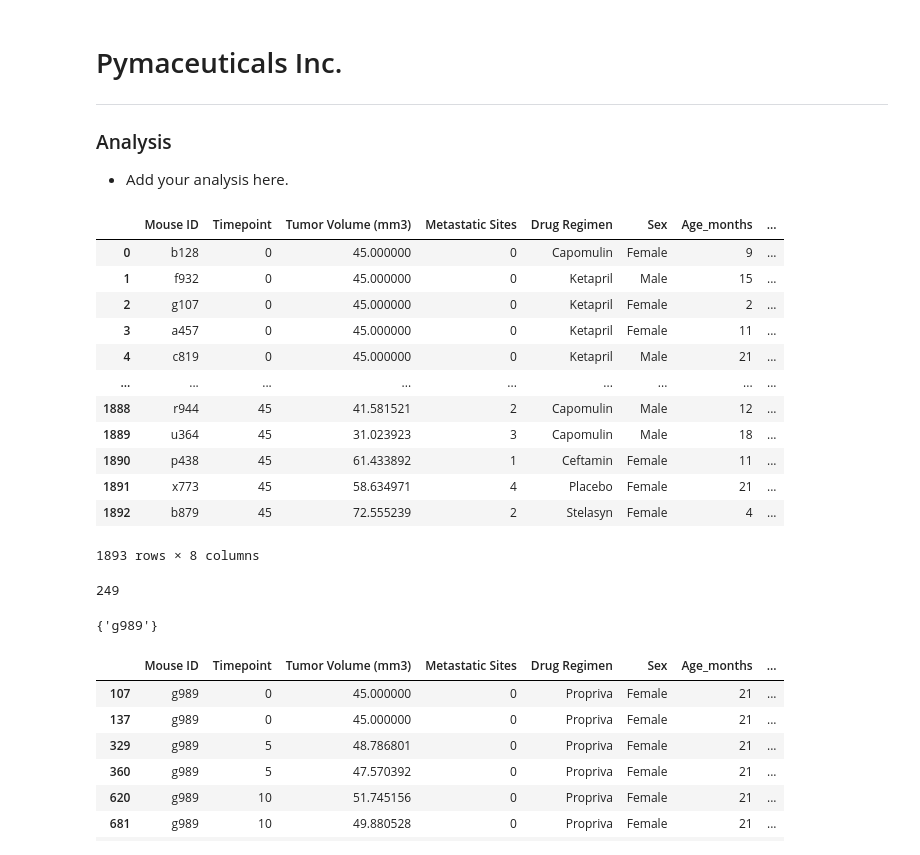
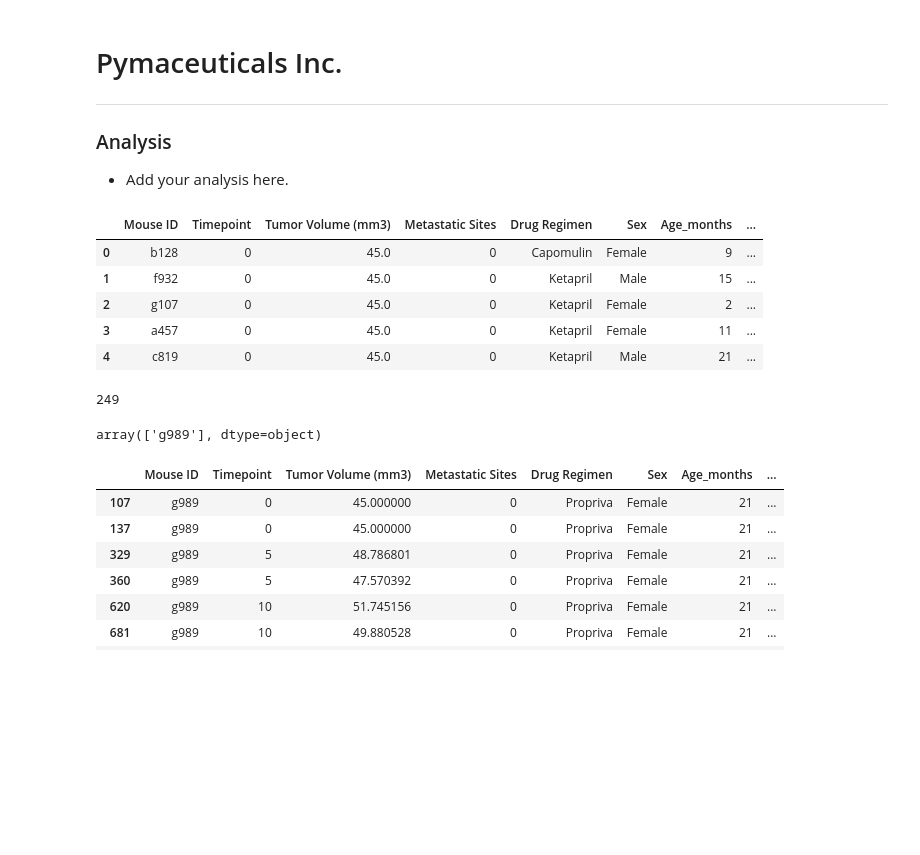
Before and after one commit to enumerbs/Module05-Challenge-Data-Visualisation, a Jupyter notebook: Pymaceuticals/pymaceuticals.ipynb, the cells around one changed output. Saved outputs shown, nothing was run; the diff lists cells and outputs as text; code cells hidden in the pictures; blank space fills up the shorter version.

Commit message:
refactor: change implemenation for dataset cleaning, to use a more Pandas-oriented approach to collate 'duplicate mouse' IDs

```diff
--- a/Pymaceuticals/pymaceuticals.ipynb
+++ b/Pymaceuticals/pymaceuticals.ipynb
@@ -8,67 +8,45 @@
 # %%
 # Dependencies and Setup
 import matplotlib.pyplot as plt
 import pandas as pd
 import scipy.stats as st
 
 # Study data files
 mouse_metadata_path = "data/Mouse_metadata.csv"
 study_results_path = "data/Study_results.csv"
 
 # Read the mouse data and the study results
 mouse_metadata = pd.read_csv(mouse_metadata_path)
 study_results = pd.read_csv(study_results_path)
 
 # Combine the data into a single DataFrame
 mouse_study_results = study_results.merge(mouse_metadata, on="Mouse ID", how='left')
 
 # Display the data table for preview
-mouse_study_results
+mouse_study_results.head()
 # %% [output]
 |  | Mouse ID | Timepoint | Tumor Volume (mm3) | Metastatic Sites | Drug Regimen | Sex | Age_months | ... |
-| 0 | b128 | 0 | 45.000000 | 0 | Capomulin | Female | 9 | ... |
-| 1 | f932 | 0 | 45.000000 | 0 | Ketapril | Male | 15 | ... |
-| 2 | g107 | 0 | 45.000000 | 0 | Ketapril | Female | 2 | ... |
-| 3 | a457 | 0 | 45.000000 | 0 | Ketapril | Female | 11 | ... |
-| 4 | c819 | 0 | 45.000000 | 0 | Ketapril | Male | 21 | ... |
-| ... | ... | ... | ... | ... | ... | ... | ... | ... |
-| 1888 | r944 | 45 | 41.581521 | 2 | Capomulin | Male | 12 | ... |
-| 1889 | u364 | 45 | 31.023923 | 3 | Capomulin | Male | 18 | ... |
-| 1890 | p438 | 45 | 61.433892 | 1 | Ceftamin | Female | 11 | ... |
-| 1891 | x773 | 45 | 58.634971 | 4 | Placebo | Female | 21 | ... |
-| 1892 | b879 | 45 | 72.555239 | 2 | Stelasyn | Female | 4 | ... |
+| 0 | b128 | 0 | 45.0 | 0 | Capomulin | Female | 9 | ... |
+| 1 | f932 | 0 | 45.0 | 0 | Ketapril | Male | 15 | ... |
+| 2 | g107 | 0 | 45.0 | 0 | Ketapril | Female | 2 | ... |
+| 3 | a457 | 0 | 45.0 | 0 | Ketapril | Female | 11 | ... |
+| 4 | c819 | 0 | 45.0 | 0 | Ketapril | Male | 21 | ... |
-1893 rows × 8 columns
 # %%
 # Checking the number of mice.
 len( mouse_study_results["Mouse ID"].unique() )
 # %% [output]
 249
-# %%
-# Our data should be uniquely identified by Mouse ID and Timepoint
-# Get the duplicate mice by ID number that shows up for Mouse ID and Timepoint.
-
-# Create a grouping by Mouse ID and Timepoint
-mouse_timepoint_duplicates_grp = mouse_study_results.groupby(["Mouse ID", "Timepoint"])
-
-# The grouping's keys are (Mouse ID, Timepoint) tuples, and grouping's values are mouse_study_results Index values.
-# So, iterate over the grouping's items to create a new Dictionary that's a count of Index values by (Mouse ID, Timepoint) key.
-mouse_timepoint_index_counts_dct = {}
-grouping = mouse_timepoint_duplicates_grp.groups
-for key, value in grouping.items():
-    if key not in mouse_timepoint_index_counts_dct:
-        mouse_timepoint_index_counts_dct[key] = list(value)
-    else:
-        mouse_timepoint_index_counts_dct[key].append(value)
-
-# Identify 'Mouse ID's for (Mouse ID, Timepoint) combinations where there's more than one Index value i.e. "duplicates".
-# Use a Set to hold the 'Mouse ID' value(s), as that will hold just the unique values.
-duplicate_mouse_ids = set()
-[duplicate_mouse_ids.add(m_t_key[0]) \ # Add the 'Mouse ID' from the (Mouse ID, Timepoint) tuple if > 1 Index value listed.
- for m_t_key, index_list in mouse_timepoint_index_counts_dct.items() if len(index_list) > 1]
-
-duplicate_mouse_ids
-# %% [output]
-{'g989'}
+# %%
+# Our data should be uniquely identified by Mouse ID and Timepoint
+# Get the duplicate mice by ID number that shows up for Mouse ID and Timepoint.
+
+# Create a grouping by Mouse ID and Timepoint, then filter for (Mouse ID, Timepoint) groupings that occur more than once.
+duplicated_mouse_timepoints = mouse_study_results[["Mouse ID", "Timepoint"]].value_counts() > 1
+# Apply the filter to the groupings' (Mouse ID, Timepoint) multi-index,
+# to return only unique Mouse IDs from those groupings that had (Mouse ID, Timepoint) duplicated.
+duplicated_mouse_timepoints.index[ duplicated_mouse_timepoints.values ].get_level_values(0).unique().to_numpy()
+# %% [output]
+array(['g989'], dtype=object)
 # %%
 # Optional: Get all the data for the duplicate mouse ID.
 mouse_study_results.loc[ mouse_study_results["Mouse ID"] == 'g989']
```
Also changed, not shown: parts of 1 cell of this notebook.
